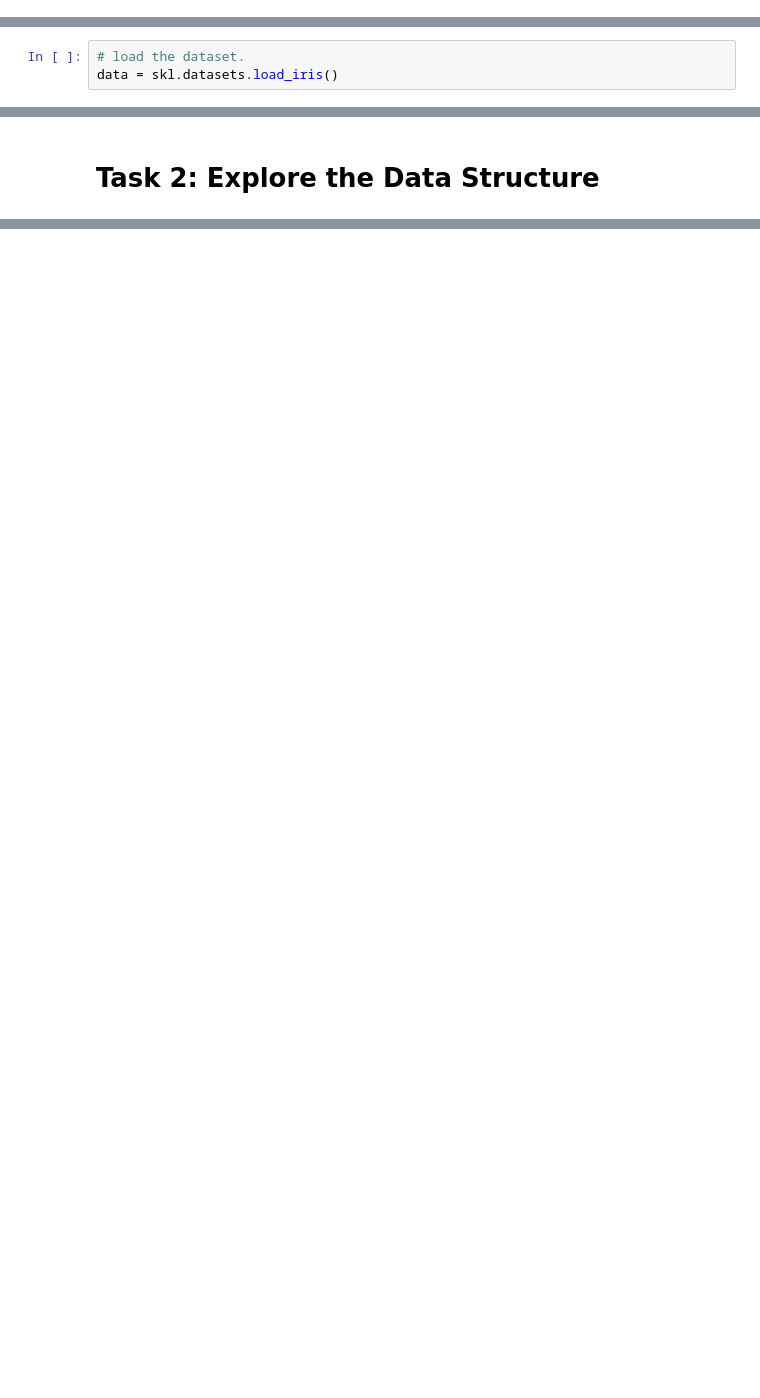
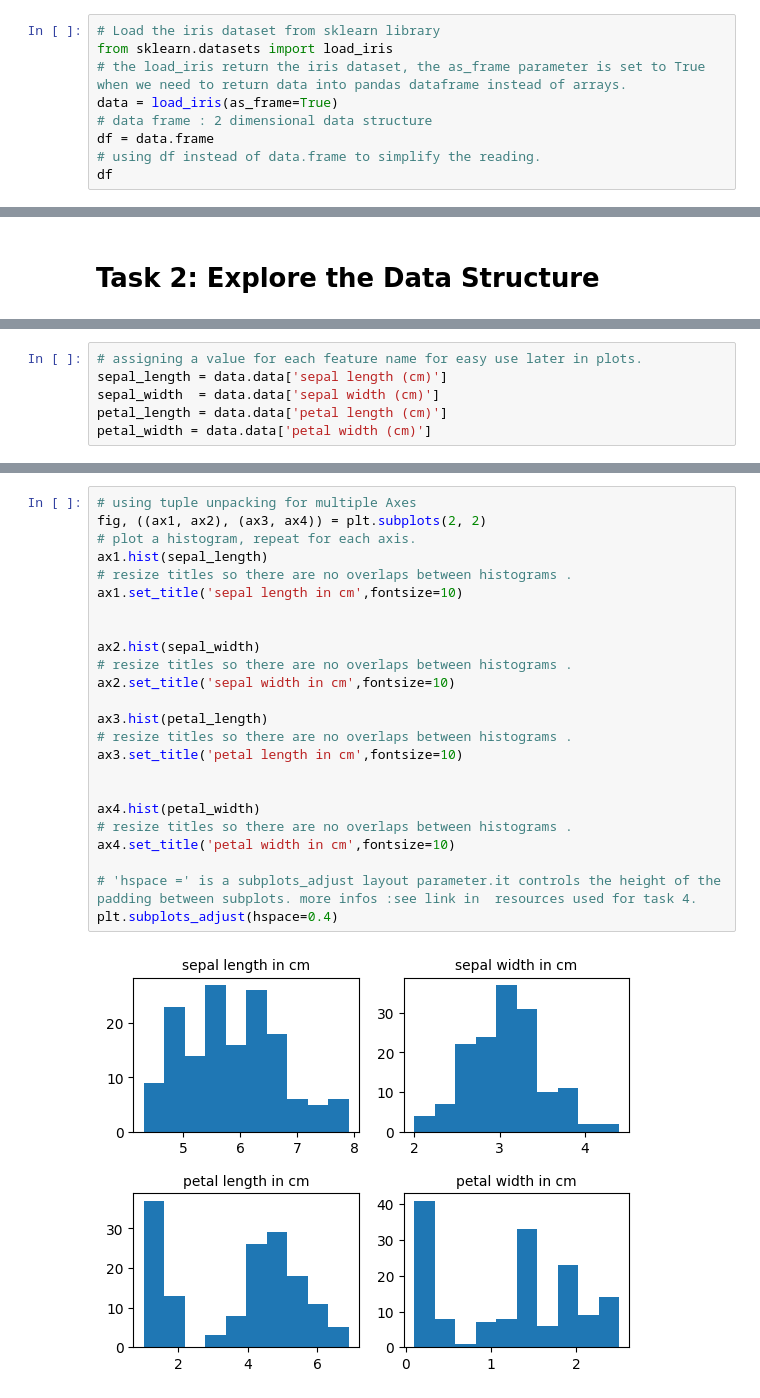
Before and after one commit to Maroua-El-Imame/principles_of_data_analytics, a Jupyter notebook: tasks.ipynb, the cells around one changed output, grey strips where cells are left out. Cells and saved outputs as stored; diff of their text form; blank space fills up the shorter version.

```diff
--- a/tasks.ipynb
+++ b/tasks.ipynb
@@ -17,0 +17,9 @@ https://scikit-learn.org/stable/modules/generated/sklearn.datasets.load_iris.htm
+# %%
+# Load the iris dataset from sklearn library
+from sklearn.datasets import load_iris
+# the load_iris return the iris dataset, the as_frame parameter is set to True when we need to return data into pandas dataframe instead of arrays.
+data = load_iris(as_frame=True)
+# data frame : 2 dimensional data structure
+df = data.frame
+# using df instead of data.frame to simplify the reading.
+df
@@ -22,3 +45,0 @@ It's a sort of a dictionnary that shows all the dataset information. It lists th
-# %%
-# load the dataset.
-data = skl.datasets.load_iris()
@@ -87,0 +198,6 @@ df.describe()
+# %%
+# assigning a value for each feature name for easy use later in plots.
+sepal_length = data.data['sepal length (cm)']
+sepal_width  = data.data['sepal width (cm)']
+petal_length = data.data['petal length (cm)']
+petal_width = data.data['petal width (cm)']
@@ -87,0 +206,26 @@ df.describe()
+# %%
+# using tuple unpacking for multiple Axes
+fig, ((ax1, ax2), (ax3, ax4)) = plt.subplots(2, 2)
+# plot a histogram, repeat for each axis.
+ax1.hist(sepal_length)
+# resize titles so there are no overlaps between histograms .
+ax1.set_title('sepal length in cm',fontsize=10)
+
+
+ax2.hist(sepal_width)
+# resize titles so there are no overlaps between histograms .
+ax2.set_title('sepal width in cm',fontsize=10)
+
+ax3.hist(petal_length)
+# resize titles so there are no overlaps between histograms .
+ax3.set_title('petal length in cm',fontsize=10)
+
+
+ax4.hist(petal_width)
+# resize titles so there are no overlaps between histograms .
+ax4.set_title('petal width in cm',fontsize=10)
+
+# 'hspace =' is a subplots_adjust layout parameter.it controls the height of the padding between subplots. more infos :see link in  resources used for task 4.
+plt.subplots_adjust(hspace=0.4)
+# %% [output]
+[figure, added]
```
Also changed, not shown: parts of 37 cells of this notebook.
